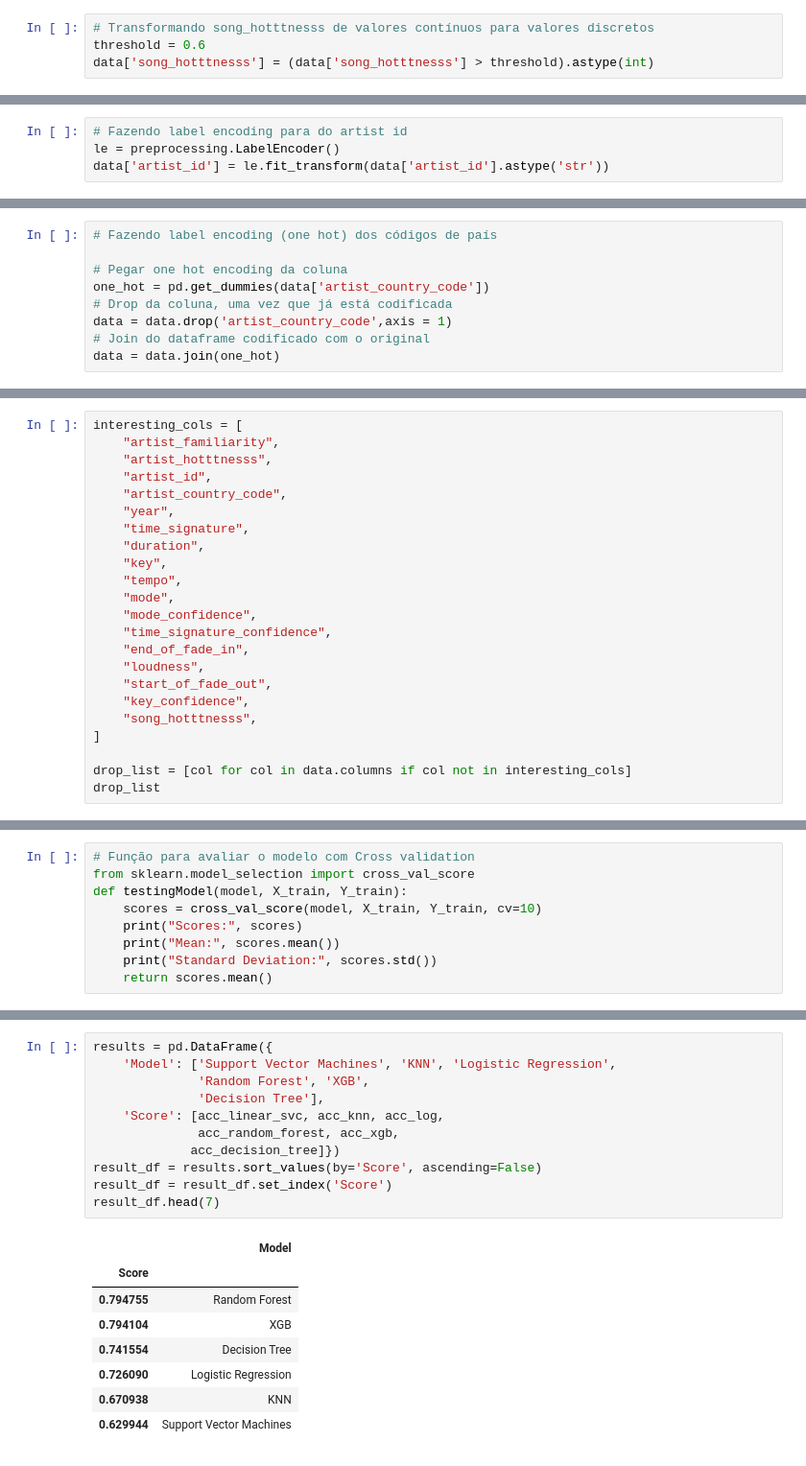
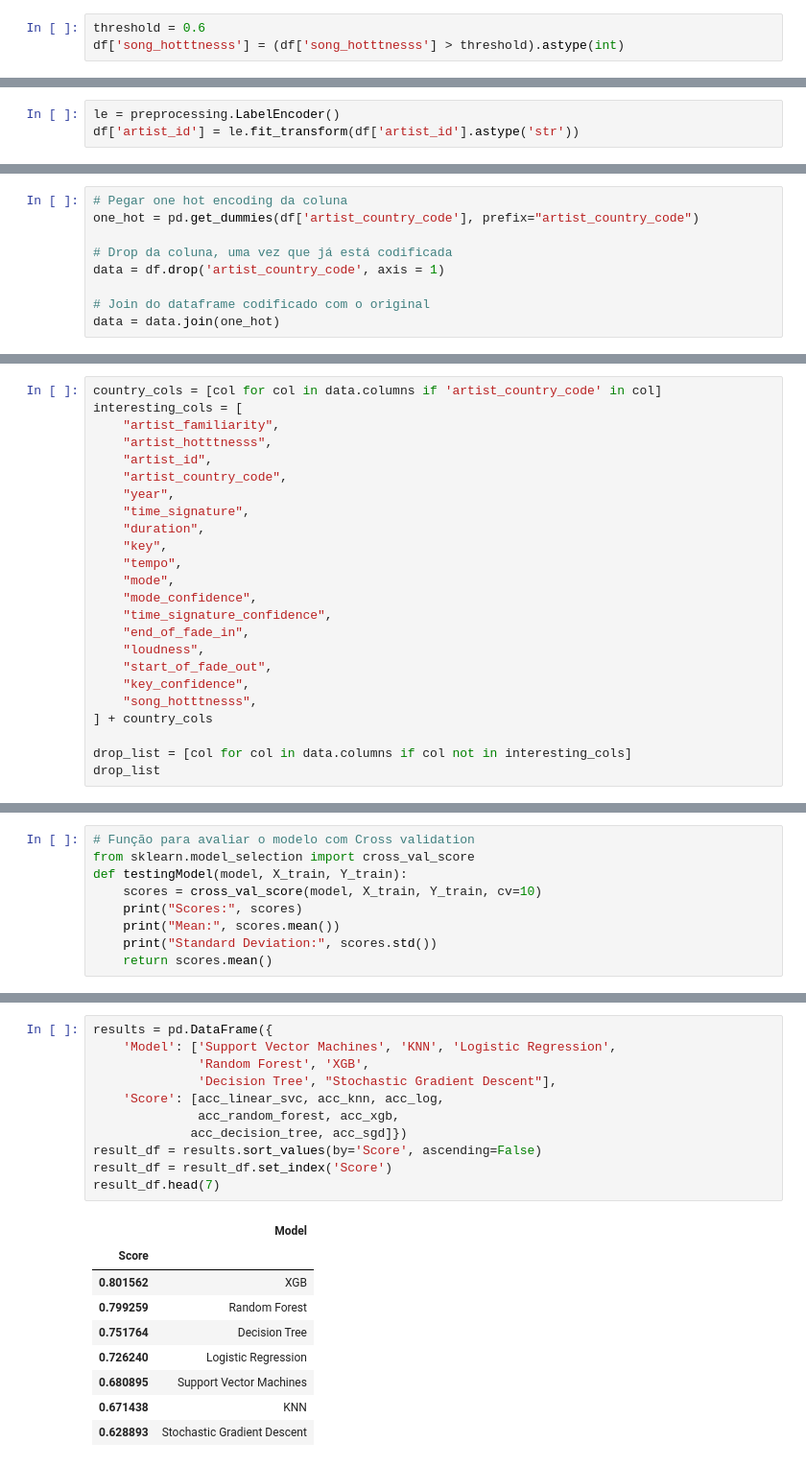
Before and after one commit to yurilaguardia/puc-ai-ml, a Jupyter notebook: src/predict_hotness.ipynb, the cells around one changed output, grey strips where cells are left out. Shown at 96% size. Drawn from its saved outputs; the diff is of its cells as text.

Commit message:
fix: add forgotten onehot columns

```diff
--- a/src/predict_hotness.ipynb
+++ b/src/predict_hotness.ipynb
@@ -41,4 +43,3 @@ data.head(5)
 # %%
-# Transformando song_hotttnesss de valores contínuos para valores discretos
 threshold = 0.6
-data['song_hotttnesss'] = (data['song_hotttnesss'] > threshold).astype(int)
+df['song_hotttnesss'] = (df['song_hotttnesss'] > threshold).astype(int)
@@ -45,4 +48,3 @@ data['song_hotttnesss'] = (data['song_hotttnesss'] > threshold).astype(int)
 # %%
-# Fazendo label encoding para do artist id
 le = preprocessing.LabelEncoder()
-data['artist_id'] = le.fit_transform(data['artist_id'].astype('str'))
+df['artist_id'] = le.fit_transform(df['artist_id'].astype('str'))
@@ -49,10 +53,10 @@ data['artist_id'] = le.fit_transform(data['artist_id'].astype('str'))
 # %%
-# Fazendo label encoding (one hot) dos códigos de país
+# Pegar one hot encoding da coluna
+one_hot = pd.get_dummies(df['artist_country_code'], prefix="artist_country_code")
 
-# Pegar one hot encoding da coluna
-one_hot = pd.get_dummies(data['artist_country_code'])
 # Drop da coluna, uma vez que já está codificada
-data = data.drop('artist_country_code',axis = 1)
+data = df.drop('artist_country_code', axis = 1)
+
 # Join do dataframe codificado com o original
 data = data.join(one_hot)
 # %%
@@ -96,6 +100,7 @@ memory usage: 9.3+ MB
 # data = data[:10000]
 # data.info()
 # %%
+country_cols = [col for col in data.columns if 'artist_country_code' in col]
 interesting_cols = [
     "artist_familiarity",
     "artist_hotttnesss",
@@ -114,7 +119,7 @@ interesting_cols = [
     "start_of_fade_out",
     "key_confidence",
     "song_hotttnesss",
-]
+] + country_cols
 
 drop_list = [col for col in data.columns if col not in interesting_cols]
 drop_list
@@ -322,20 +327,21 @@ Accuracy: 63.77%
 # %%
 results = pd.DataFrame({
     'Model': ['Support Vector Machines', 'KNN', 'Logistic Regression',
               'Random Forest', 'XGB',
-              'Decision Tree'],
+              'Decision Tree', "Stochastic Gradient Descent"],
     'Score': [acc_linear_svc, acc_knn, acc_log,
               acc_random_forest, acc_xgb,
-             acc_decision_tree]})
+             acc_decision_tree, acc_sgd]})
 result_df = results.sort_values(by='Score', ascending=False)
 result_df = result_df.set_index('Score')
 result_df.head(7)
 # %% [output]
 |  | Model |
 | Score |  |
-| 0.794755 | Random Forest |
-| 0.794104 | XGB |
-| 0.741554 | Decision Tree |
-| 0.726090 | Logistic Regression |
-| 0.670938 | KNN |
-| 0.629944 | Support Vector Machines |
+| 0.801562 | XGB |
+| 0.799259 | Random Forest |
+| 0.751764 | Decision Tree |
+| 0.726240 | Logistic Regression |
+| 0.680895 | Support Vector Machines |
+| 0.671438 | KNN |
+| 0.628893 | Stochastic Gradient Descent |
```
Also changed, not shown: parts of 16 cells of this notebook.
